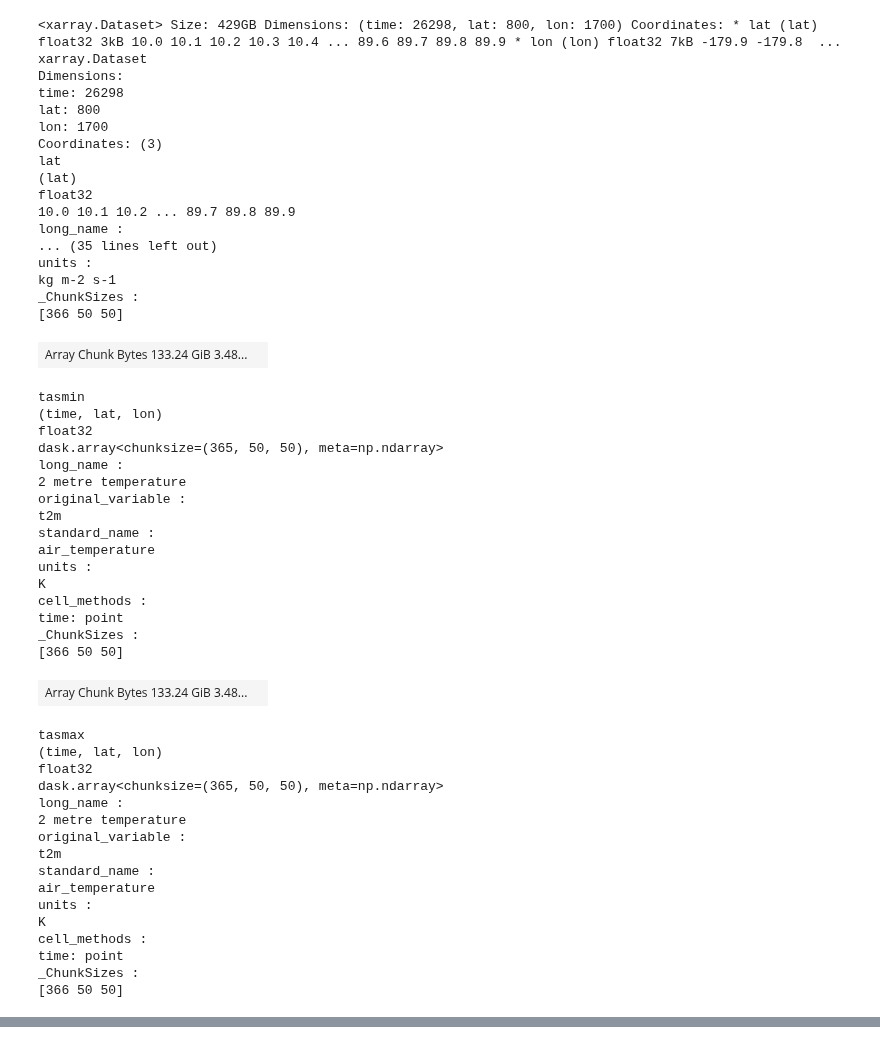
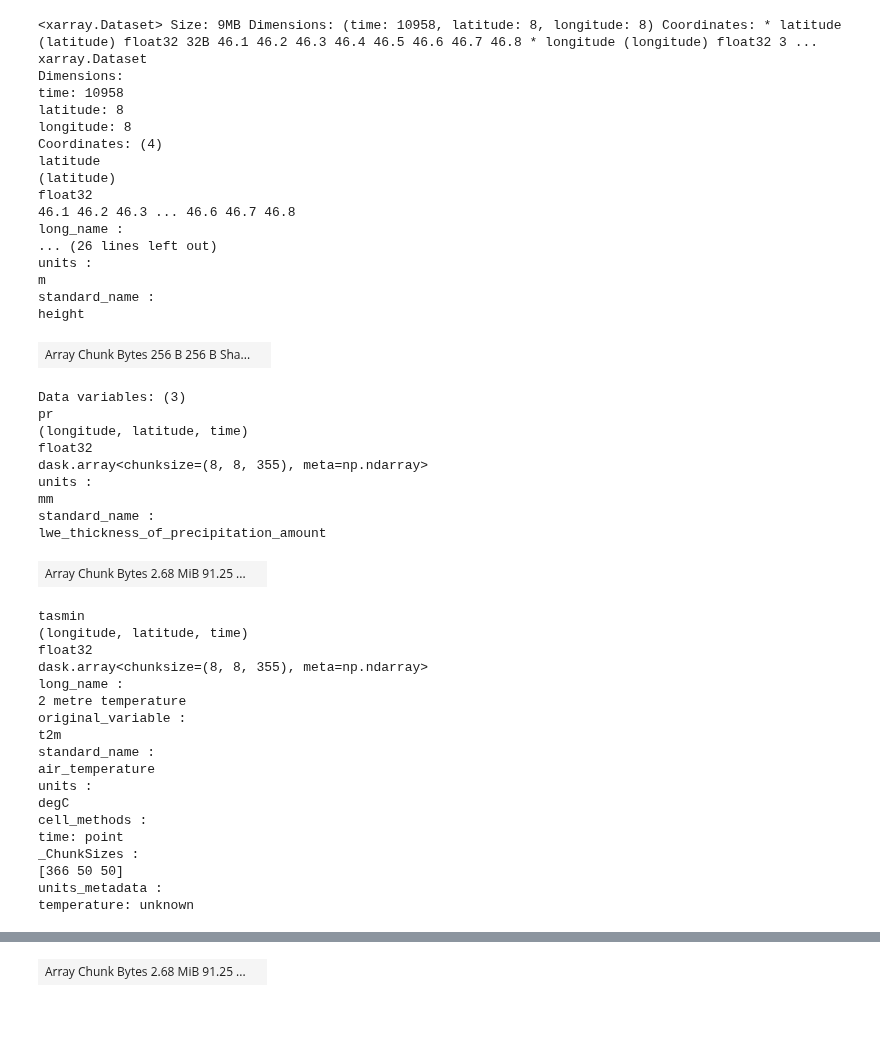
Before and after one commit to hydrologie/xhydro, a Jupyter notebook: docs/notebooks/use_case.ipynb, the cells around one changed output, grey strips where cells are left out. Cells and saved outputs as stored; diff of their text form; code cells hidden in the pictures; blank space fills up the shorter version.

```diff
--- a/docs/notebooks/use_case.ipynb
+++ b/docs/notebooks/use_case.ipynb
@@ -54,7 +47,6 @@ import xhydro.gis as xhgis
 # %%
 # Watershed delineation
 coords = (-71.28878, 46.65692)
-m = leafmap.Map(center=(coords[1], coords[0]), zoom=8)
-gdf = xhgis.watershed_delineation(coordinates=coords, map=m)
+gdf = xhgis.watershed_to_raven_hru(coords)
 gdf
 # %% [output]
@@ -116,51 +250,49 @@ This example will use daily ERA5-Land data hosted on the PAVICS platform.
 # %%
-# Extraction of ERA5-Land data
-meteo_ref = xr.open_dataset(
-    "https://pavics.ouranos.ca/twitcher/ows/proxy/thredds/dodsC/datasets/reanalyses/day_ERA5-Land_NAM.ncml",
-    engine="netcdf4",
-    chunks={"time": 365, "lon": 50, "lat": 50},
-)[["pr", "tasmin", "tasmax"]]
+import xhydro as xh
+
+# Add altitude data
+meteo_ref = meteo_ref.assign_coords(
+    {"elevation": xr.ones_like(meteo_ref.pr.isel(time=0).drop_vars("time")) * 450}
+)
+meteo_ref["elevation"].attrs = {"units": "m"}
+
+meteo_ref, config_meteo_ref = xh.modelling.format_input(
+    meteo_ref, model="GR4JCN", save_as=notebook_folder / "_data" / "meteo.nc"
+)
 meteo_ref
 # %% [output]
-<xarray.Dataset> Size: 429GB Dimensions: (time: 26298, lat: 800, lon: 1700) Coordinates: * lat (lat) float32 3kB 10.0 10.1 10.2 10.3 10.4 ... 89.6 89.7 89.8 89.9 * lon (lon) float32 7kB -179.9 -179.8  ...
+<xarray.Dataset> Size: 9MB Dimensions: (time: 10958, latitude: 8, longitude: 8) Coordinates: * latitude (latitude) float32 32B 46.1 46.2 46.3 46.4 46.5 46.6 46.7 46.8 * longitude (longitude) float32 3 ...
 xarray.Dataset
 Dimensions:
-time: 26298
-lat: 800
-lon: 1700
-Coordinates: (3)
-lat
-(lat)
+time: 10958
+latitude: 8
+longitude: 8
+Coordinates: (4)
+latitude
+(latitude)
 float32
-10.0 10.1 10.2 ... 89.7 89.8 89.9
+46.1 46.2 46.3 ... 46.6 46.7 46.8
 long_name :
-... (35 lines left out)
+... (26 lines left out)
 units :
-kg m-2 s-1
-_ChunkSizes :
-[366 50 50]
+m
+standard_name :
+height
-| Array Chunk Bytes 133.24 GiB 3.48... |  |
+| Array Chunk Bytes 256 B 256 B Sha... |  |
-tasmin
-(time, lat, lon)
+Data variables: (3)
+pr
+(longitude, latitude, time)
 float32
-dask.array<chunksize=(365, 50, 50), meta=np.ndarray>
-long_name :
-2 metre temperature
-original_variable :
-t2m
+dask.array<chunksize=(8, 8, 355), meta=np.ndarray>
+units :
+mm
 standard_name :
-air_temperature
-units :
-K
-cell_methods :
-time: point
-_ChunkSizes :
-[366 50 50]
+lwe_thickness_of_precipitation_amount
-| Array Chunk Bytes 133.24 GiB 3.48... |  |
+| Array Chunk Bytes 2.68 MiB 91.25 ... |  |
-tasmax
-(time, lat, lon)
+tasmin
+(longitude, latitude, time)
 float32
-dask.array<chunksize=(365, 50, 50), meta=np.ndarray>
+dask.array<chunksize=(8, 8, 355), meta=np.ndarray>
 long_name :
 2 metre temperature
 original_variable :
@@ -168,8 +300,10 @@ t2m
 standard_name :
 air_temperature
 units :
-K
+degC
 cell_methods :
 time: point
 _ChunkSizes :
 [366 50 50]
+units_metadata :
+temperature: unknown
@@ -193,0 +329 @@ https://doi.org/10.24381/cds.e2161bac
+| Array Chunk Bytes 2.68 MiB 91.25 ... |  |
```
Also changed, not shown: parts of 94 cells of this notebook, 3 other files.
